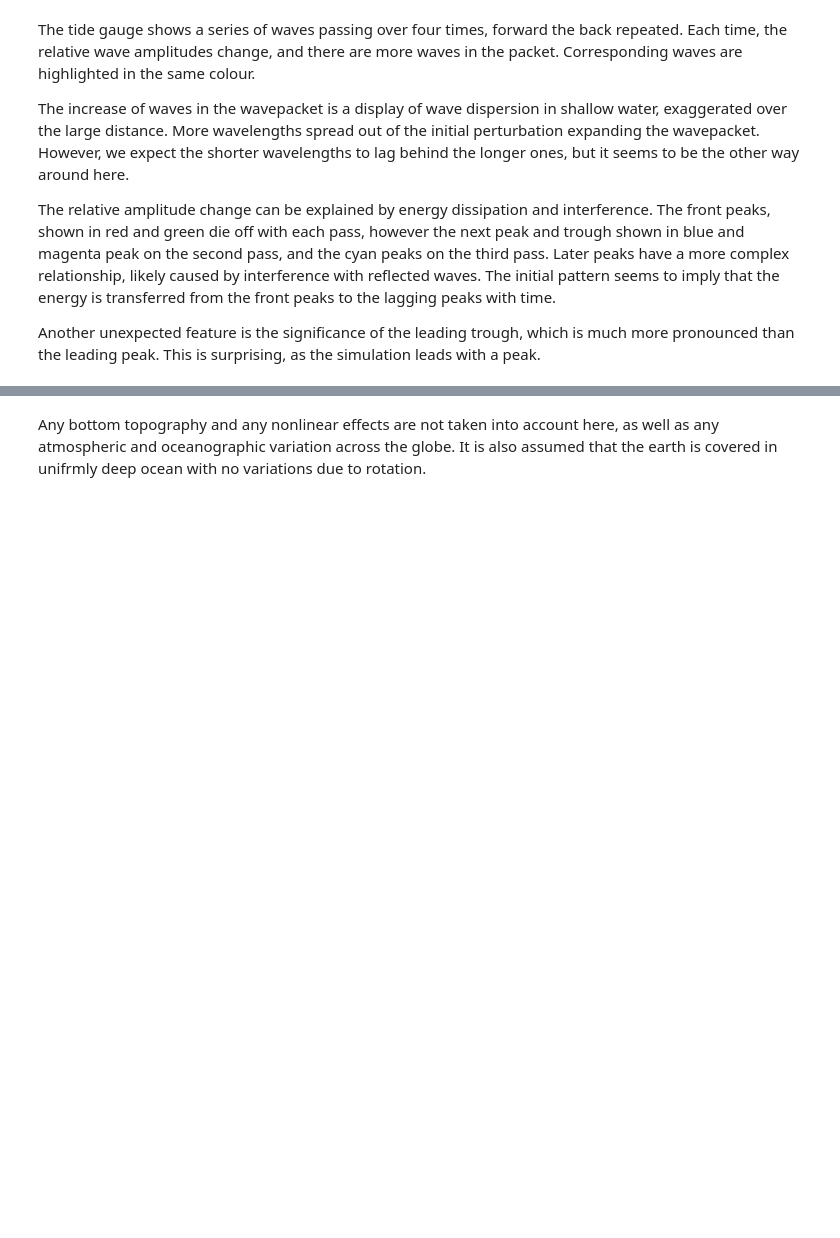
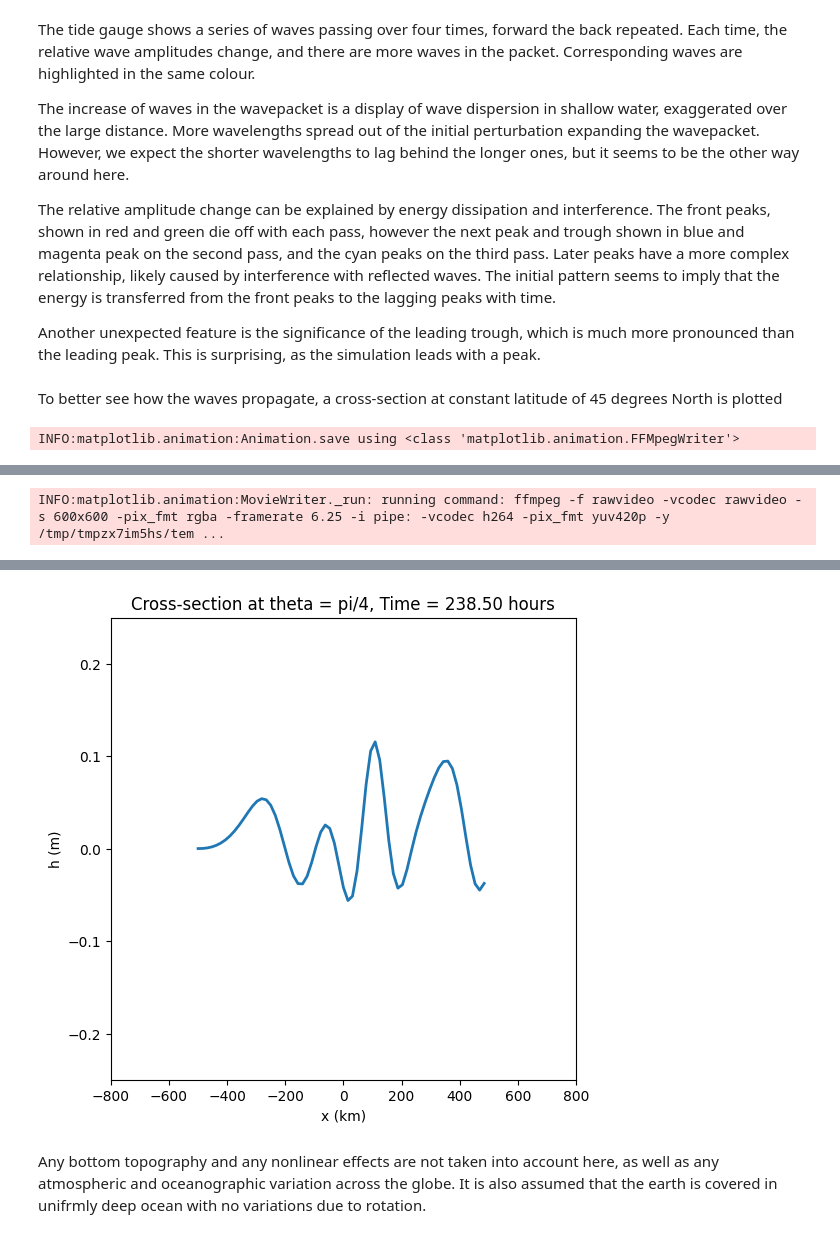
Before and after one commit to PolinaSevastyanova1/QCES, a Jupyter notebook: Project3_tsunami.ipynb, the cells around one changed output, grey strips where cells are left out. Cells and saved outputs as stored; diff of their text form; code cells hidden in the pictures; blank space fills up the shorter version.

```diff
--- a/Project3_tsunami.ipynb
+++ b/Project3_tsunami.ipynb
@@ -914,3 +947,36 @@ The relative amplitude change can be explained by energy dissipation and interfe
 The initial pattern seems to imply that the energy is transferred from the front peaks to the lagging peaks with time.
 
 Another unexpected feature is the significance of the leading trough, which is much more pronounced than the leading peak. This is surprising, as the simulation leads with a peak.
+# %% [markdown]
+To better see how the waves propagate, a cross-section at constant latitude of 45 degrees North is plotted
+# %%
+
+theta_idx = np.argmin(np.abs(theta - np.pi/4))
+
+fig, ax = plt.subplots(figsize=(6, 6))
+
+(X, Y) = plot_tools.quad_mesh(np.squeeze(x), np.squeeze(y))
+
+line, = ax.plot([], [], lw=2)
+
+def init():
+    line.set_data([], [])
+    return (line,)
+
+def animate(i):
+    x_data = np.squeeze(x)
+    y_data = h_save[i, theta_idx, :] # Cross-section at theta = pi/4
+    line.set_data(x_data/kilometer, y_data)
+    ax.set_xlim(-800,+800)
+    ax.set_ylim(-0.25, 0.25) # Adjust y-limits as needed
+    ax.set_xlabel("x (km)")
+    ax.set_ylabel("h (m)")
+    ax.set_title(f"Cross-section at theta = pi/4, Time = {t_save[i]/3600:.2f} hours")
+    return (line,)
+
+anim = animation.FuncAnimation(fig, animate, init_func=init,
+                               frames=len(t_save), interval=160, blit=True)
+
+HTML(anim.to_html5_video())
+# %% [output]
+INFO:matplotlib.animation:Animation.save using <class 'matplotlib.animation.FFMpegWriter'>
@@ -916,0 +984 @@ Another unexpected feature is the significance of the leading trough, which is m
+INFO:matplotlib.animation:MovieWriter._run: running command: ffmpeg -f rawvideo -vcodec rawvideo -s 600x600 -pix_fmt rgba -framerate 6.25 -i pipe: -vcodec h264 -pix_fmt yuv420p -y /tmp/tmpzx7im5hs/tem ...
@@ -917,3 +987,4 @@ Another unexpected feature is the significance of the leading trough, which is m
+[figure, added]
 # %% [markdown]
 Any bottom topography and any nonlinear effects are not taken into account here, as well as any atmospheric and oceanographic variation across the globe. It is also assumed that the earth is covered in unifrmly deep ocean with no variations due to rotation.
 # %% [markdown]
```
Also changed, not shown: parts of 10 cells of this notebook.
